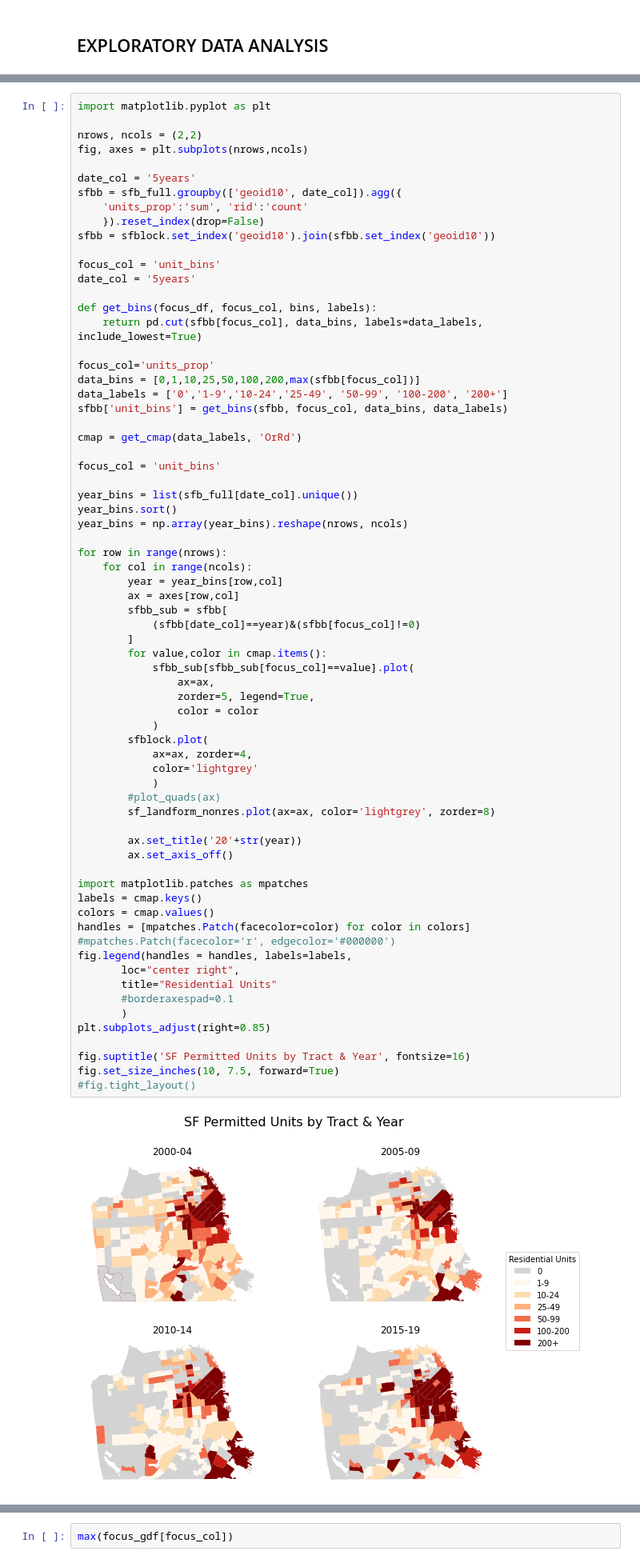
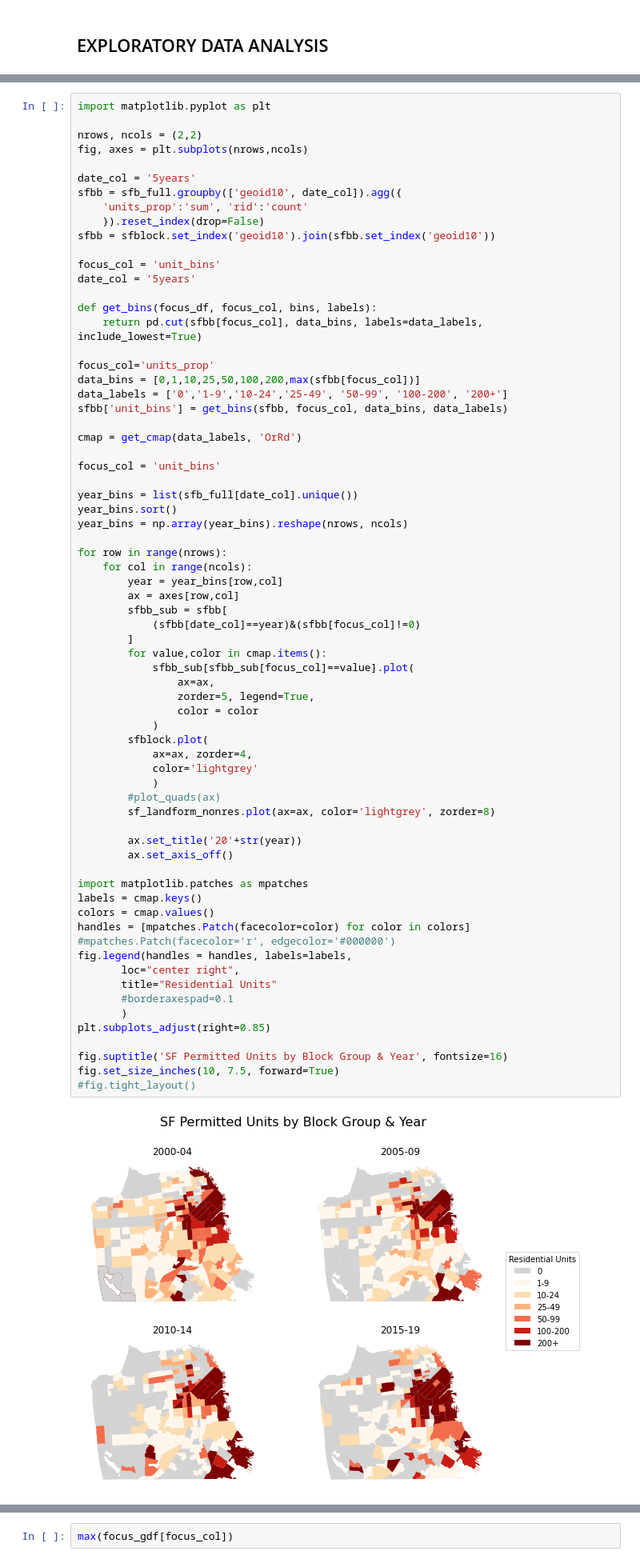
Before and after one commit to nelmsal/sf_buildingpermits, a Jupyter notebook: scripts/sf_building_permit_explore.ipynb, the cells around one changed output, grey strips where cells are left out. Shown at 80% size. Drawn from its saved outputs; the diff is of its cells as text.

```diff
--- a/scripts/sf_building_permit_explore.ipynb
+++ b/scripts/sf_building_permit_explore.ipynb
@@ -566,32 +564,32 @@ for row in range(nrows):
         for value,color in cmap.items():
             sfbb_sub[sfbb_sub[focus_col]==value].plot(
                 ax=ax,
                 zorder=5, legend=True,
                 color = color
             )
         sfblock.plot(
             ax=ax, zorder=4,
             color='lightgrey'
             )
         #plot_quads(ax)
         sf_landform_nonres.plot(ax=ax, color='lightgrey', zorder=8)
 
         ax.set_title('20'+str(year))
         ax.set_axis_off()
 
 import matplotlib.patches as mpatches
 labels = cmap.keys()
 colors = cmap.values()
 handles = [mpatches.Patch(facecolor=color) for color in colors] #mpatches.Patch(facecolor='r', edgecolor='#000000')
 fig.legend(handles = handles, labels=labels,
        loc="center right",
        title="Residential Units"
        #borderaxespad=0.1
        )
 plt.subplots_adjust(right=0.85)
 
-fig.suptitle('SF Permitted Units by Tract & Year', fontsize=16)
+fig.suptitle('SF Permitted Units by Block Group & Year', fontsize=16)
 fig.set_size_inches(10, 7.5, forward=True)
 #fig.tight_layout()
 # %% [output]
-[figure, old version]
+[figure, new version]
```
Also changed, not shown: parts of 3 cells of this notebook, 7 other files.
